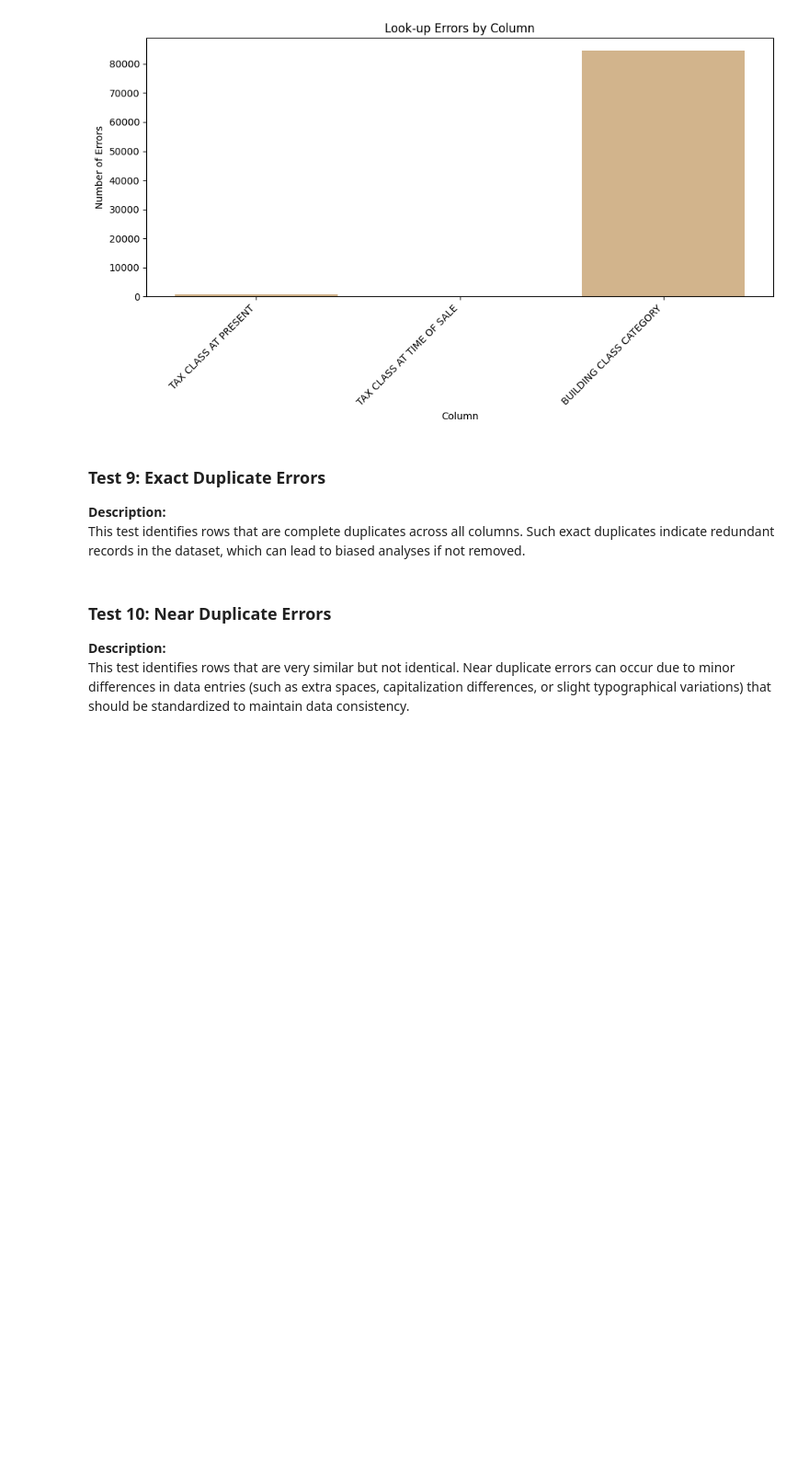
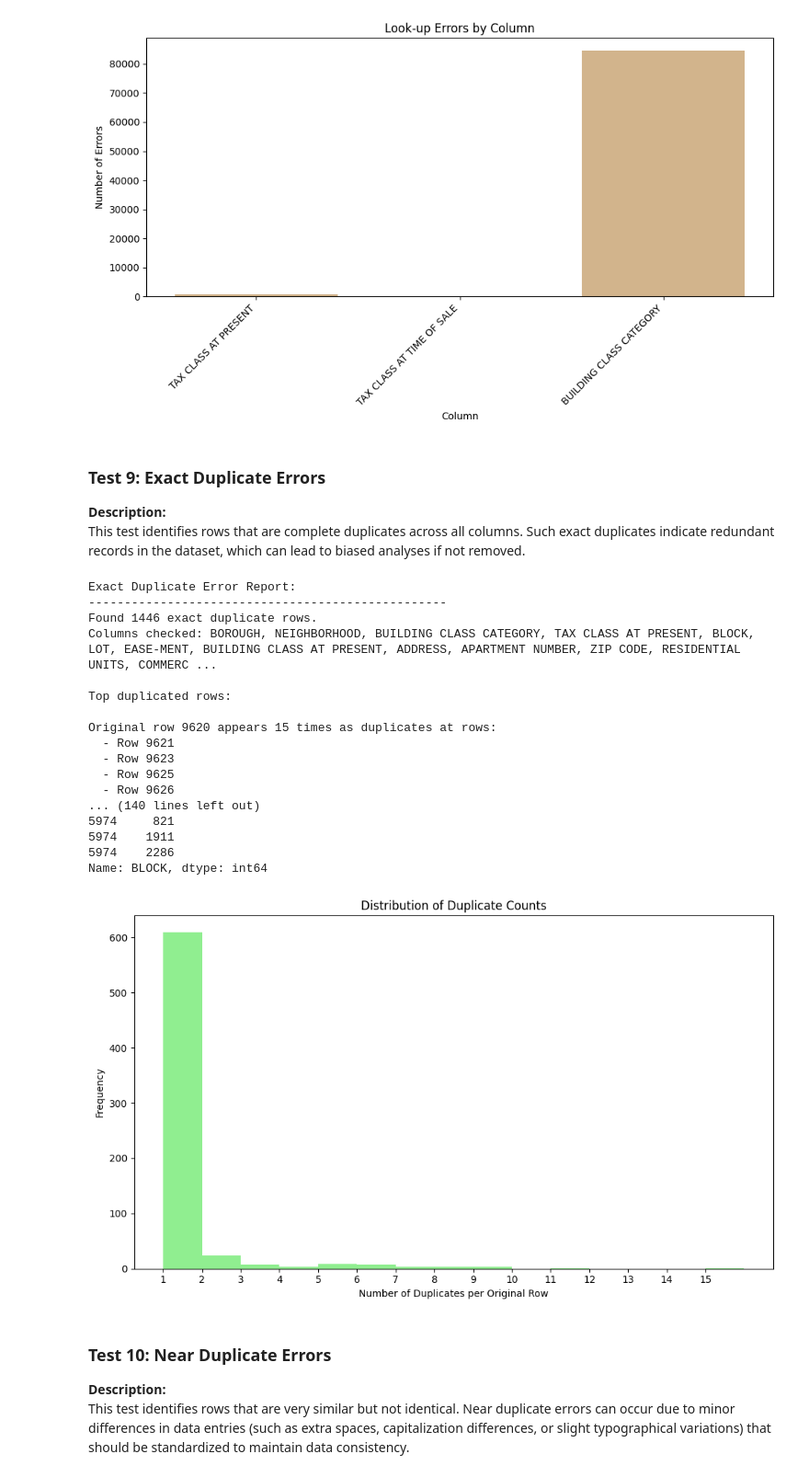
Before and after one commit to ObayAlshaer/CSI4142_Assignment-2, a Jupyter notebook: Dataset1/Dataset1.ipynb, the cells around one changed output. Shown at 92% size. Drawn from its saved outputs; the diff is of its cells as text; code cells hidden in the pictures; blank space fills up the shorter version.

```diff
--- a/Dataset1/Dataset1.ipynb
+++ b/Dataset1/Dataset1.ipynb
@@ -1278,5 +1406,71 @@ treat_nulls_as_equal = True
 # %%
 # RESULTS
+# Generate report
+print("Exact Duplicate Error Report:")
+print("-" * 50)
+
+duplicate_count = exact_duplicate_errors['duplicate_count']
+columns_checked = exact_duplicate_errors['columns_checked']
+duplicate_info = exact_duplicate_errors['duplicate_info']
+
+if duplicate_count == 0:
+    print("No exact duplicates found.")
+else:
+    print(f"Found {duplicate_count} exact duplicate rows.")
+    print(f"Columns checked: {', '.join(columns_checked)}")
+
+    # Group duplicates by their first occurrence
+    duplicates_by_first = {}
+    for info in duplicate_info:
+        first_idx = info['first_idx']
+        if first_idx not in duplicates_by_first:
+            duplicates_by_first[first_idx] = []
+        duplicates_by_first[first_idx].append(info['duplicate_idx'])
+
+    # Report on top duplicated rows
+    print("\nTop duplicated rows:")
+    for i, (first_idx, duplicates) in enumerate(sorted(duplicates_by_first.items(), key=lambda x: len(x[1]), reverse=True)[:5]):
+        print(f"\nOriginal row {first_idx+1} appears {len(duplicates)} times as duplicates at rows:")
+        for j, dup_idx in enumerate(duplicates[:5]):
+            print(f"  - Row {dup_idx+1}")
+        if len(duplicates) > 5:
+            print(f"  - ... and {len(duplicates)-5} more duplicate rows.")
+
+        sample_cols = min(5, len(columns_checked))
+        display_cols = columns_checked[:sample_cols]
+        values = [str(df.loc[first_idx, col]) for col in display_cols]
+        print(f"Sample values: {', '.join(display_cols)} = {', '.join(values)}")
+
+    # Create a histogram of duplicate counts
+    duplicate_counts = [len(duplicates) for first_idx, duplicates in duplicates_by_first.items()]
+
+    plt.figure(figsize=(10, 6))
+    plt.hist(duplicate_counts, bins=range(1, max(duplicate_counts)+2), color='lightgreen')
+    plt.title('Distribution of Duplicate Counts')
+    plt.xlabel('Number of Duplicates per Original Row')
+    plt.ylabel('Frequency')
+    plt.xticks(range(1, max(duplicate_counts)+1))
+    plt.tight_layout()
+    plt.show()
+# %% [output]
+Exact Duplicate Error Report:
+--------------------------------------------------
+Found 1446 exact duplicate rows.
+Columns checked: BOROUGH, NEIGHBORHOOD, BUILDING CLASS CATEGORY, TAX CLASS AT PRESENT, BLOCK, LOT, EASE-MENT, BUILDING CLASS AT PRESENT, ADDRESS, APARTMENT NUMBER, ZIP CODE, RESIDENTIAL UNITS, COMMERC ...
+
+Top duplicated rows:
+
+Original row 9620 appears 15 times as duplicates at rows:
+  - Row 9621
+  - Row 9623
+  - Row 9625
+  - Row 9626
+... (140 lines left out)
+5974     821
+5974    1911
+5974    2286
+Name: BLOCK, dtype: int64
+[figure, added]
 # %% [markdown]
 ### Test 10: Near Duplicate Errors
 **Description:**
```
Also changed, not shown: parts of 9 cells of this notebook.
